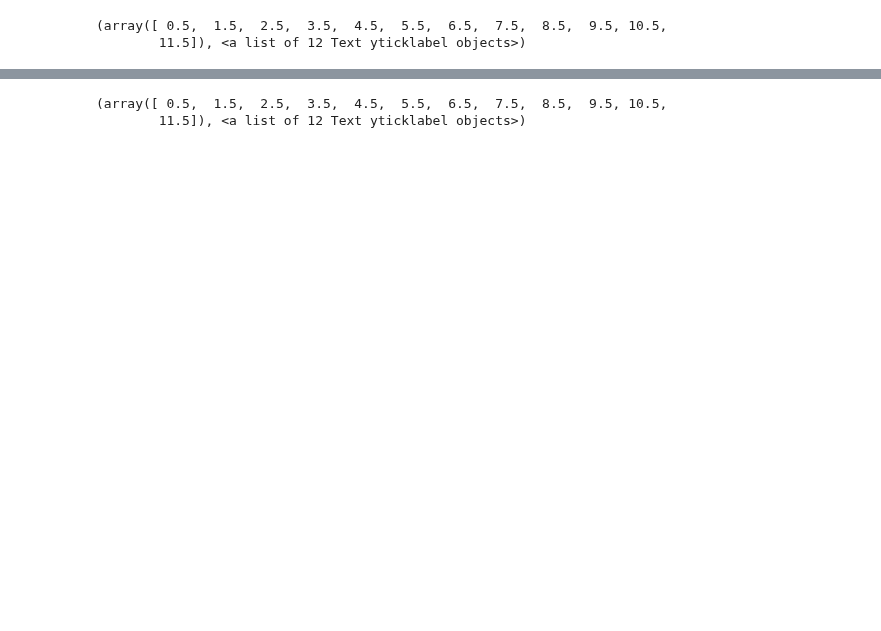
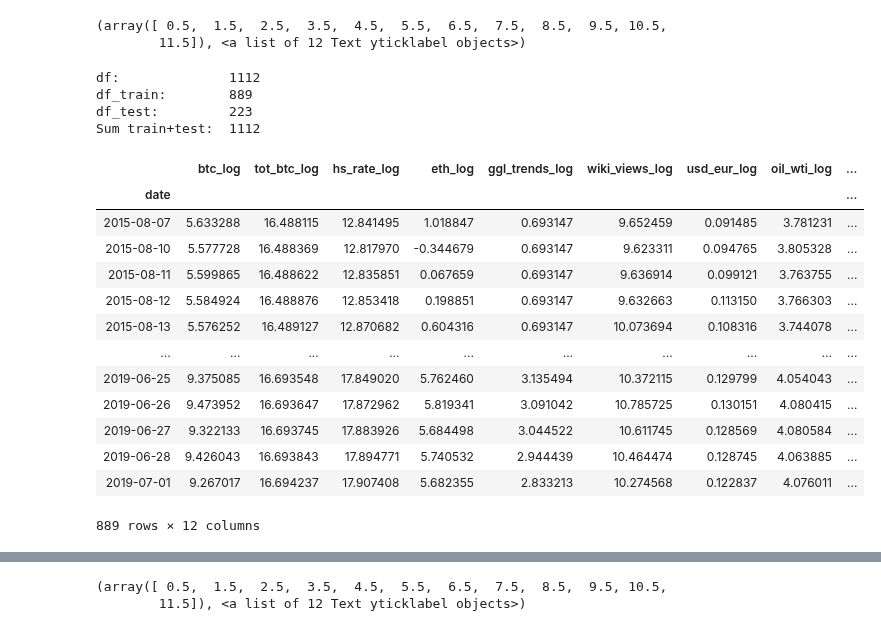
Before and after one commit to jochenmadler/BA_TimeSeriesAnalysis, a Jupyter notebook: M4.ipynb, the cells around one changed output, grey strips where cells are left out. Drawn from its saved outputs; the diff is of its cells as text; code cells hidden in the pictures; blank space fills up the shorter version.

```diff
--- a/M4.ipynb
+++ b/M4.ipynb
@@ -197,3 +205,42 @@ plt.yticks(fontsize=7.5)
 # %% [output]
 (array([ 0.5,  1.5,  2.5,  3.5,  4.5,  5.5,  6.5,  7.5,  8.5,  9.5, 10.5,
         11.5]), <a list of 12 Text yticklabel objects>)
+# %%
+# split df in df_train and df_test set
+train_size = int(len(df) * 0.8)
+df_train, df_test = df[0:train_size], df[train_size:]
+print('df:\t\t',len(df))
+print('df_train:\t',len(df_train))
+print('df_test:\t',len(df_test))
+print('Sum train+test:\t', len(df_train)+len(df_test))
+# %% [output]
+df:              1112
+df_train:        889
+df_test:         223
+Sum train+test:  1112
+# %%
+# take log of df_train: df_train_log
+df_train_log = np.log(df_train)
+
+# relabel columns
+new_cols = list()
+for i in df_train_log.columns:
+    new_cols.append(i+'_log')
+df_train_log.columns = new_cols
+
+df_train_log
+# %% [output]
+|  | btc_log | tot_btc_log | hs_rate_log | eth_log | ggl_trends_log | wiki_views_log | usd_eur_log | oil_wti_log | ... |
+| date |  |  |  |  |  |  |  |  | ... |
+| 2015-08-07 | 5.633288 | 16.488115 | 12.841495 | 1.018847 | 0.693147 | 9.652459 | 0.091485 | 3.781231 | ... |
+| 2015-08-10 | 5.577728 | 16.488369 | 12.817970 | -0.344679 | 0.693147 | 9.623311 | 0.094765 | 3.805328 | ... |
+| 2015-08-11 | 5.599865 | 16.488622 | 12.835851 | 0.067659 | 0.693147 | 9.636914 | 0.099121 | 3.763755 | ... |
+| 2015-08-12 | 5.584924 | 16.488876 | 12.853418 | 0.198851 | 0.693147 | 9.632663 | 0.113150 | 3.766303 | ... |
+| 2015-08-13 | 5.576252 | 16.489127 | 12.870682 | 0.604316 | 0.693147 | 10.073694 | 0.108316 | 3.744078 | ... |
+| ... | ... | ... | ... | ... | ... | ... | ... | ... | ... |
+| 2019-06-25 | 9.375085 | 16.693548 | 17.849020 | 5.762460 | 3.135494 | 10.372115 | 0.129799 | 4.054043 | ... |
+| 2019-06-26 | 9.473952 | 16.693647 | 17.872962 | 5.819341 | 3.091042 | 10.785725 | 0.130151 | 4.080415 | ... |
+| 2019-06-27 | 9.322133 | 16.693745 | 17.883926 | 5.684498 | 3.044522 | 10.611745 | 0.128569 | 4.080584 | ... |
+| 2019-06-28 | 9.426043 | 16.693843 | 17.894771 | 5.740532 | 2.944439 | 10.464474 | 0.128745 | 4.063885 | ... |
+| 2019-07-01 | 9.267017 | 16.694237 | 17.907408 | 5.682355 | 2.833213 | 10.274568 | 0.122837 | 4.076011 | ... |
+889 rows × 12 columns
```
Also changed, not shown: parts of 25 cells of this notebook.
